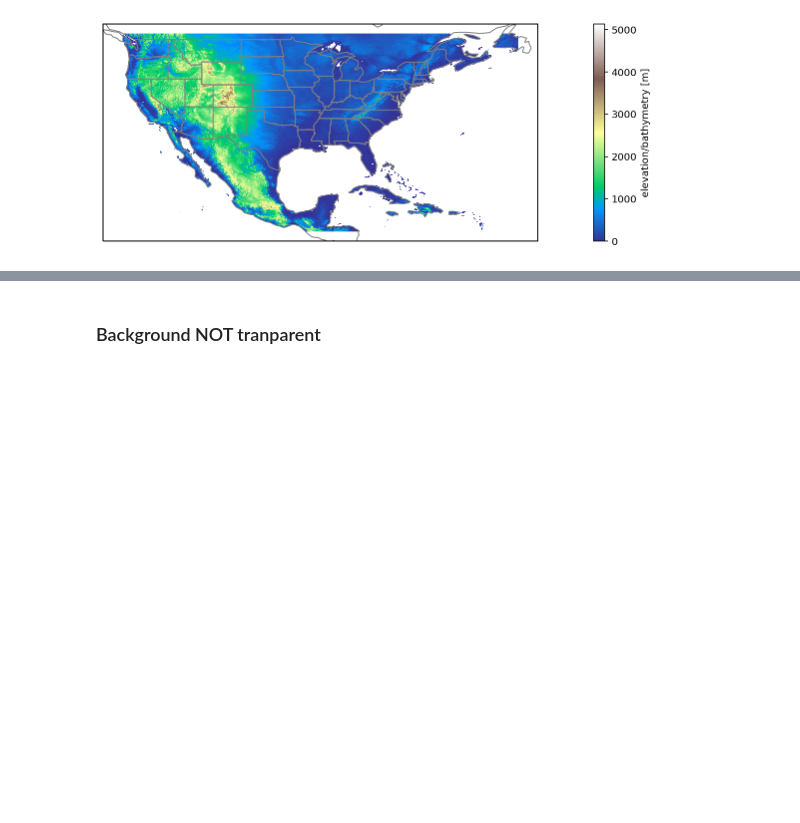
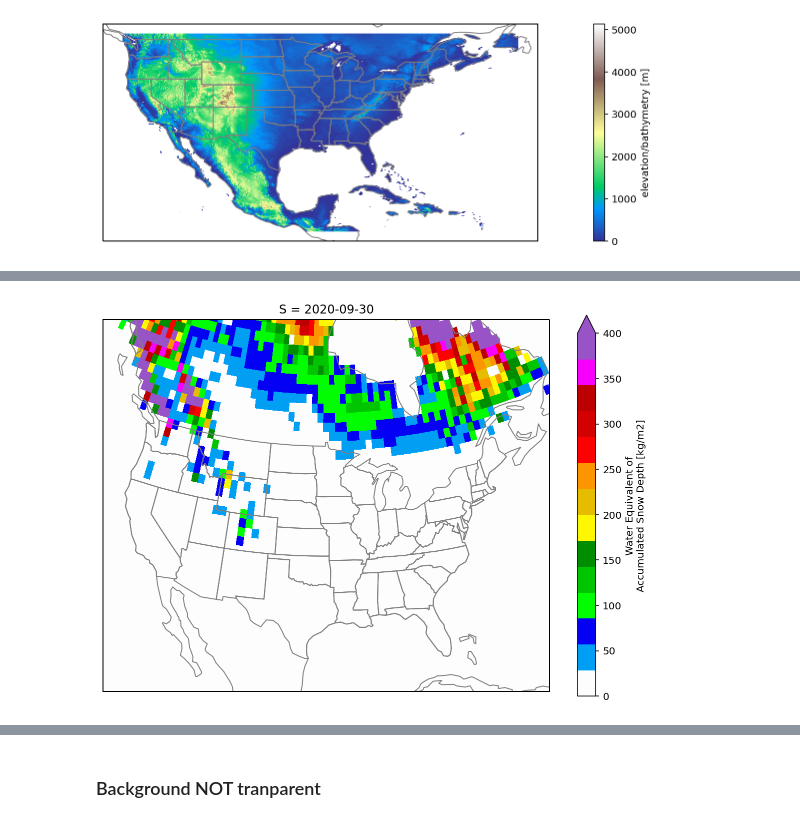
Before and after one commit to mktippett/python-tips-and-tricks, a Jupyter notebook: HOWTOs.ipynb, the cells around one changed output, grey strips where cells are left out. Drawn from its saved outputs; the diff is of its cells as text; code cells hidden in the pictures; blank space fills up the shorter version.

```diff
--- a/HOWTOs.ipynb
+++ b/HOWTOs.ipynb
@@ -131,3 +153,6 @@ ax.add_feature(cfeature.STATES, edgecolor='gray')
 ax.coastlines(color='gray');
 # %% [output]
 [figure]
+# %%
+swe_ds = xr.open_dataset('http://iridl.ldeo.columbia.edu/SOURCES/.Models/.SubX/.EMC/.GEFSv12/.forecast/swe/[M]/average/[L]/sum/S/first/VALUE/dods')
+swe_ds
@@ -133,0 +170,37 @@ ax.coastlines(color='gray');
+# %%
+swe = swe_ds.swe.load()
+# %%
+import matplotlib.colors as mcolors
+
+nws_precip_colors = [
+    "#fdfdfd",  # 0.01 - 0.10 inches
+    "#019ff4",  # 0.10 - 0.25 inches
+    "#0300f4",  # 0.25 - 0.50 inches
+    "#02fd02",  # 0.50 - 0.75 inches
+    "#01c501",  # 0.75 - 1.00 inches
+    "#008e00",  # 1.00 - 1.50 inches
+    "#fdf802",  # 1.50 - 2.00 inches
+    "#e5bc00",  # 2.00 - 2.50 inches
+    "#fd9500",  # 2.50 - 3.00 inches
+    "#fd0000",  # 3.00 - 4.00 inches
+    "#d40000",  # 4.00 - 5.00 inches
+    "#bc0000",  # 5.00 - 6.00 inches
+    "#f800fd",  # 6.00 - 8.00 inches
+    "#9854c6"  # 8.00 - 10.00 inches
+]
+import matplotlib as mp
+cmap = mp.colors.ListedColormap(nws_precip_colors)
+# %%
+proj_map = ccrs.LambertConformal(central_longitude=-95, central_latitude=45)
+proj_dta = ccrs.PlateCarree()  # the data's projection
+
+fig = plt.figure(figsize=(10,7))
+ax = plt.subplot(projection=proj_map)
+extent = [-120, -70, 20, 60.5]
+
+swe.isel(S = 0).plot(transform=proj_dta, ax = ax, cmap = cmap, vmax = 400)
+ax.coastlines(color='gray');
+ax.add_feature(cfeature.STATES, edgecolor='gray')
+ax.set_extent(extent)
+# %% [output]
+[figure, added]
```
Also changed, not shown: parts of 30 cells of this notebook.
